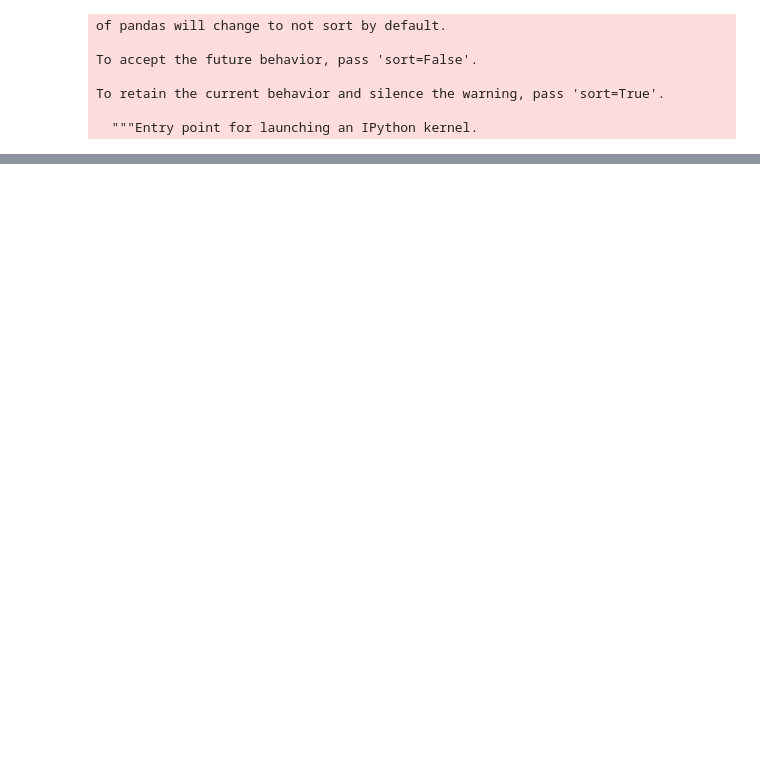
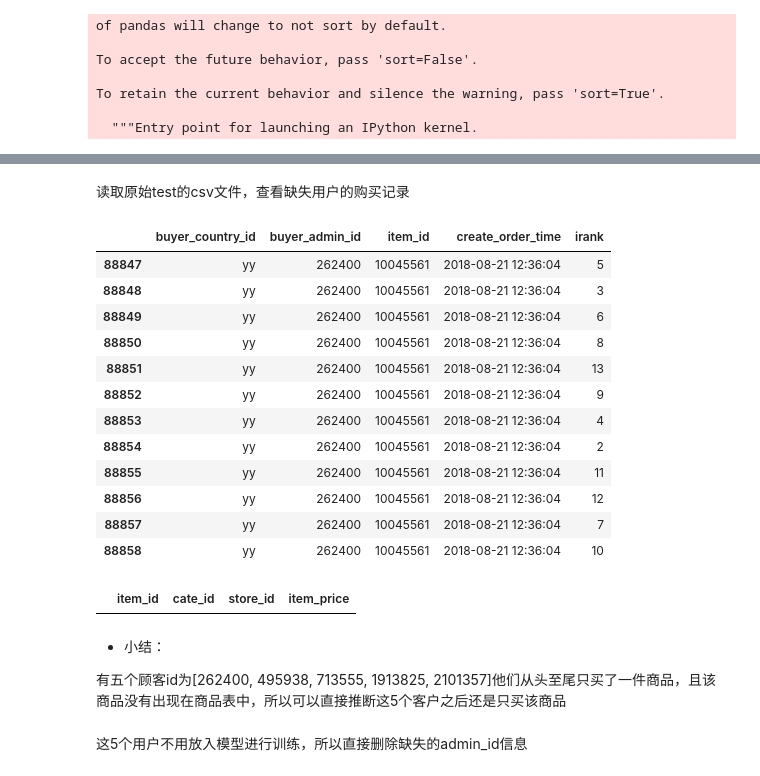
Before and after one commit to chenyaohlgs/anTaiCompetition, a Jupyter notebook: src/TraingTestData.ipynb, the cells around one changed output, grey strips where cells are left out. Drawn from its saved outputs; the diff is of its cells as text; code cells hidden in the pictures; blank space fills up the shorter version.

```diff
--- a/src/TraingTestData.ipynb
+++ b/src/TraingTestData.ipynb
@@ -225,0 +297,30 @@ with open('model_data/all_train_data.pkl', 'wb') as output_file:
+# %% [markdown]
+ 读取原始test的csv文件，查看缺失用户的购买记录
+# %%
+test_df_src = pd.read_csv('../csv/Antai_AE_round1_test_20190626.csv')
+# %%
+test_df_src[test_df_src['buyer_admin_id'] == 262400]
+# %% [output]
+|  | buyer_country_id | buyer_admin_id | item_id | create_order_time | irank |
+| 88847 | yy | 262400 | 10045561 | 2018-08-21 12:36:04 | 5 |
+| 88848 | yy | 262400 | 10045561 | 2018-08-21 12:36:04 | 3 |
+| 88849 | yy | 262400 | 10045561 | 2018-08-21 12:36:04 | 6 |
+| 88850 | yy | 262400 | 10045561 | 2018-08-21 12:36:04 | 8 |
+| 88851 | yy | 262400 | 10045561 | 2018-08-21 12:36:04 | 13 |
+| 88852 | yy | 262400 | 10045561 | 2018-08-21 12:36:04 | 9 |
+| 88853 | yy | 262400 | 10045561 | 2018-08-21 12:36:04 | 4 |
+| 88854 | yy | 262400 | 10045561 | 2018-08-21 12:36:04 | 2 |
+| 88855 | yy | 262400 | 10045561 | 2018-08-21 12:36:04 | 11 |
+| 88856 | yy | 262400 | 10045561 | 2018-08-21 12:36:04 | 12 |
+| 88857 | yy | 262400 | 10045561 | 2018-08-21 12:36:04 | 7 |
+| 88858 | yy | 262400 | 10045561 | 2018-08-21 12:36:04 | 10 |
+# %%
+item_df[item_df['item_id'] ==10045561]
+# %% [output]
+|  | item_id | cate_id | store_id | item_price |
+# %% [markdown]
++ 小结：
+
+有五个顾客id为[262400,  495938,  713555, 1913825, 2101357]他们从头至尾只买了一件商品，且该商品没有出现在商品表中，所以可以直接推断这5个客户之后还是只买该商品
+# %% [markdown]
+这5个用户不用放入模型进行训练，所以直接删除缺失的admin_id信息
```
Also changed, not shown: parts of 63 cells of this notebook, 6 other files.
